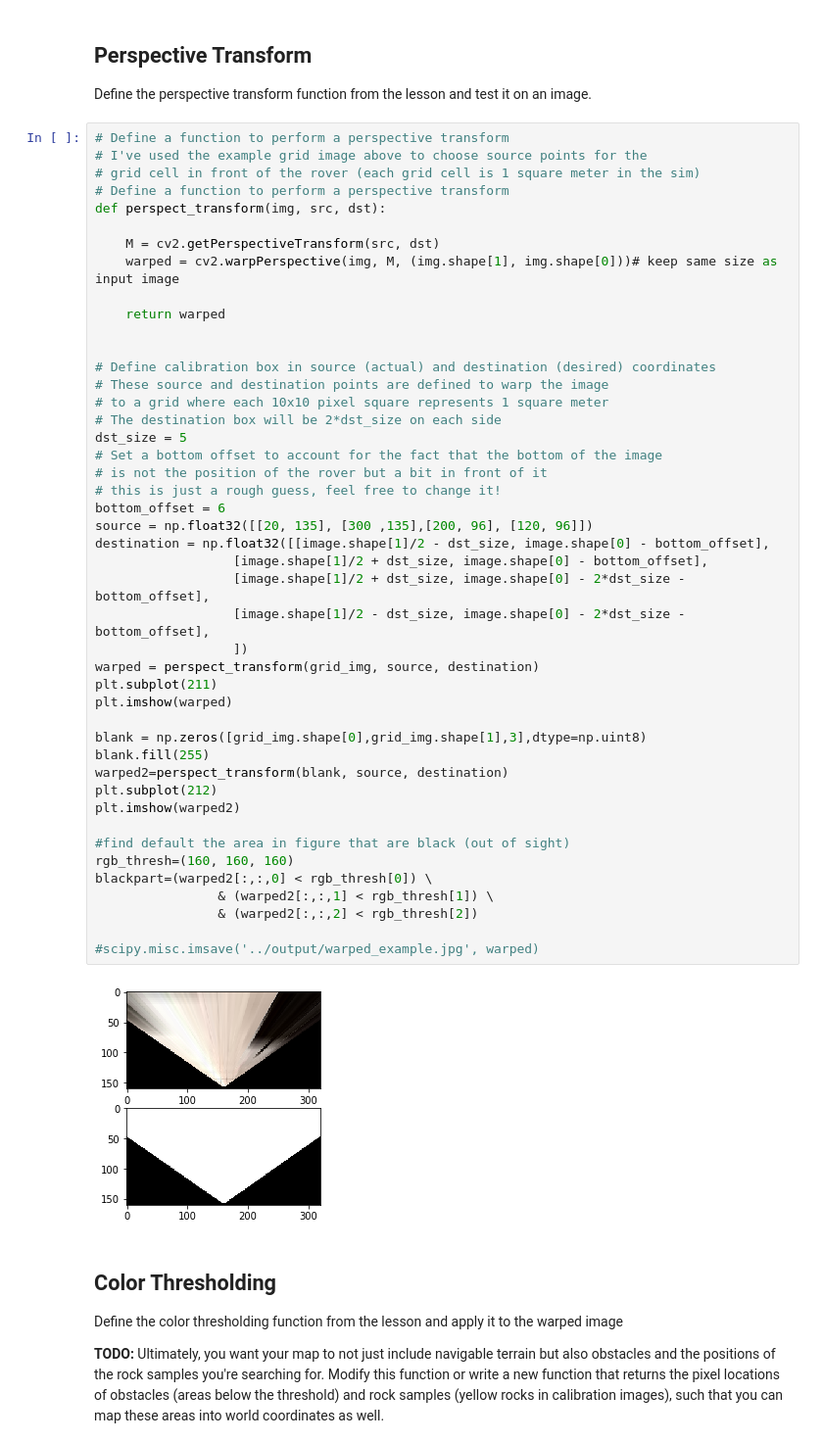
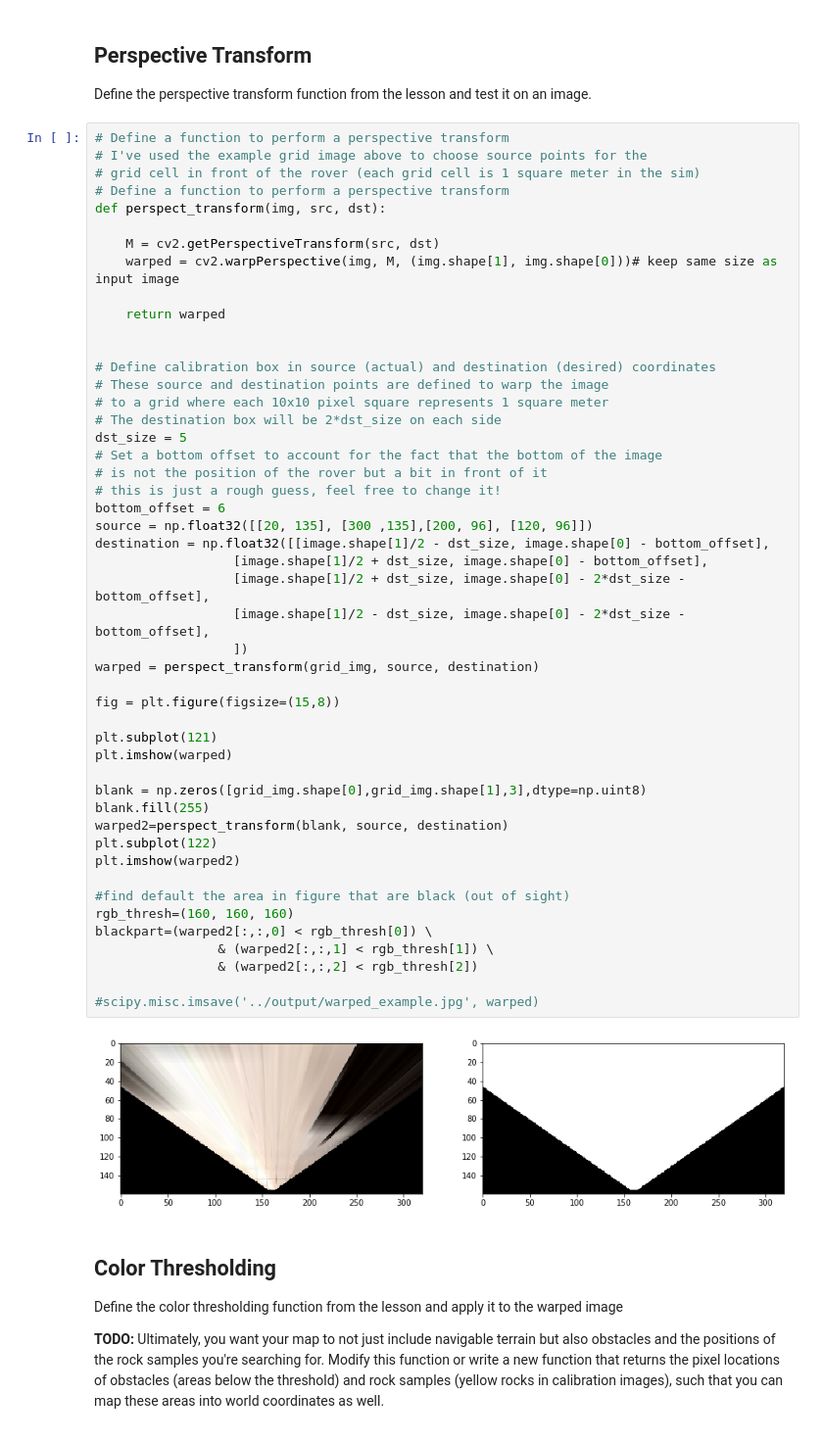
Before and after one commit to cshr25/Robot_project_1-master, a Jupyter notebook: code/Rover_Project_Test_Notebook.ipynb, the cells around one changed output. Shown at 98% size. Drawn from its saved outputs; the diff is of its cells as text.

```diff
--- a/code/Rover_Project_Test_Notebook.ipynb
+++ b/code/Rover_Project_Test_Notebook.ipynb
@@ -93,26 +93,29 @@
                   [image.shape[1]/2 + dst_size, image.shape[0] - bottom_offset],
                   [image.shape[1]/2 + dst_size, image.shape[0] - 2*dst_size - bottom_offset],
                   [image.shape[1]/2 - dst_size, image.shape[0] - 2*dst_size - bottom_offset],
                   ])
 warped = perspect_transform(grid_img, source, destination)
-plt.subplot(211)
+
+fig = plt.figure(figsize=(15,8))
+
+plt.subplot(121)
 plt.imshow(warped)
 
 blank = np.zeros([grid_img.shape[0],grid_img.shape[1],3],dtype=np.uint8)
 blank.fill(255)
 warped2=perspect_transform(blank, source, destination)
-plt.subplot(212)
+plt.subplot(122)
 plt.imshow(warped2)
 
 #find default the area in figure that are black (out of sight)
 rgb_thresh=(160, 160, 160)
 blackpart=(warped2[:,:,0] < rgb_thresh[0]) \
                 & (warped2[:,:,1] < rgb_thresh[1]) \
                 & (warped2[:,:,2] < rgb_thresh[2])
 
 #scipy.misc.imsave('../output/warped_example.jpg', warped)
 # %% [output]
-[figure, old version]
+[figure, new version]
 # %% [markdown]
 ## Color Thresholding
 Define the color thresholding function from the lesson and apply it to the warped image
```
Also changed, not shown: parts of 4 cells of this notebook, 1 other file.
